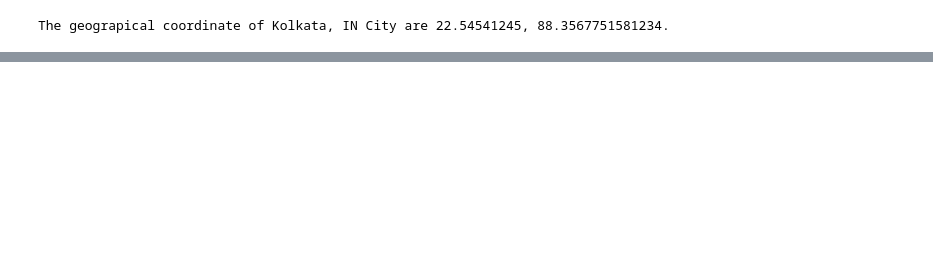
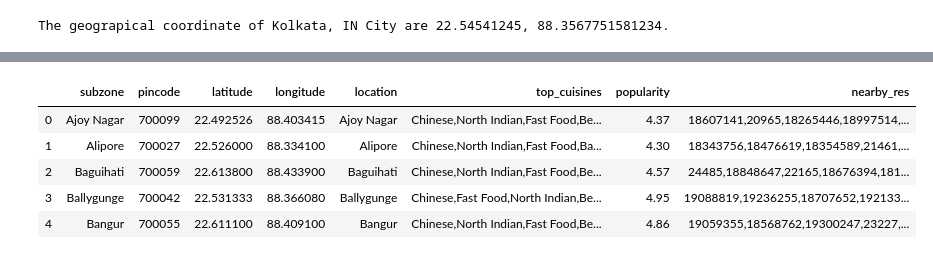
Before and after one commit to recervictory/Coursera_Capstone, a Jupyter notebook: Week 4/Battle.ipynb, the cells around one changed output, grey strips where cells are left out. Cells and saved outputs as stored; diff of their text form; code cells hidden in the pictures; blank space fills up the shorter version.

```diff
--- a/Week 4/Battle.ipynb
+++ b/Week 4/Battle.ipynb
@@ -200,0 +216,10 @@ map_kolkata
+# %%
+kolkata_grby_subzone = kolkata.groupby('subzone').max().reset_index()
+kolkata_grby_subzone.head()
+# %% [output]
+|  | subzone | pincode | latitude | longitude | location | top_cuisines | popularity | nearby_res |
+| 0 | Ajoy Nagar | 700099 | 22.492526 | 88.403415 | Ajoy Nagar | Chinese,North Indian,Fast Food,Be... | 4.37 | 18607141,20965,18265446,18997514,... |
+| 1 | Alipore | 700027 | 22.526000 | 88.334100 | Alipore | Chinese,North Indian,Fast Food,Ba... | 4.30 | 18343756,18476619,18354589,21461,... |
+| 2 | Baguihati | 700059 | 22.613800 | 88.433900 | Baguihati | Chinese,North Indian,Fast Food,Be... | 4.57 | 24485,18848647,22165,18676394,181... |
+| 3 | Ballygunge | 700042 | 22.531333 | 88.366080 | Ballygunge | Chinese,Fast Food,North Indian,Be... | 4.95 | 19088819,19236255,18707652,192133... |
+| 4 | Bangur | 700055 | 22.611100 | 88.409100 | Bangur | Chinese,North Indian,Fast Food,Be... | 4.86 | 19059355,18568762,19300247,23227,... |
```
Also changed, not shown: parts of 13 cells of this notebook, 1 other file.
